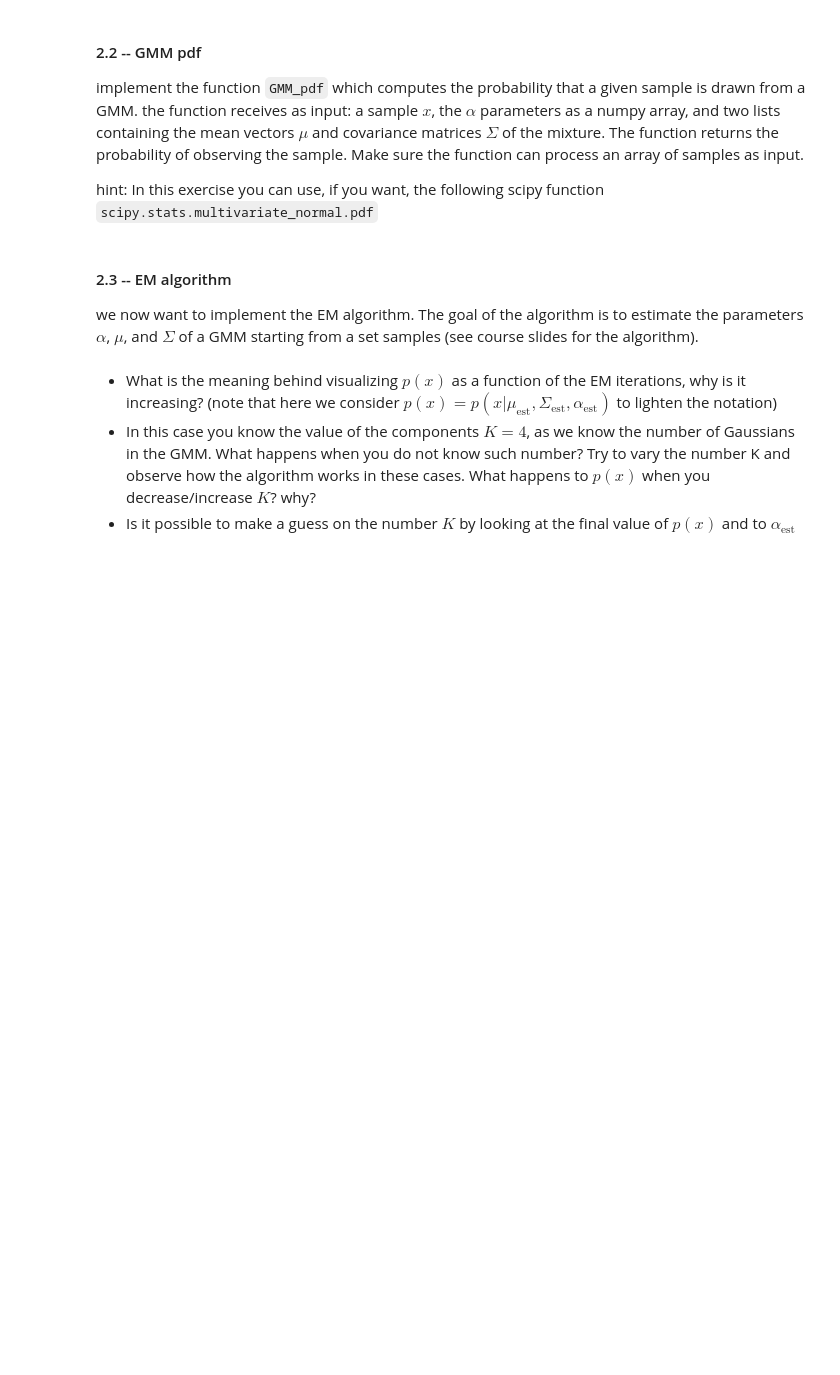
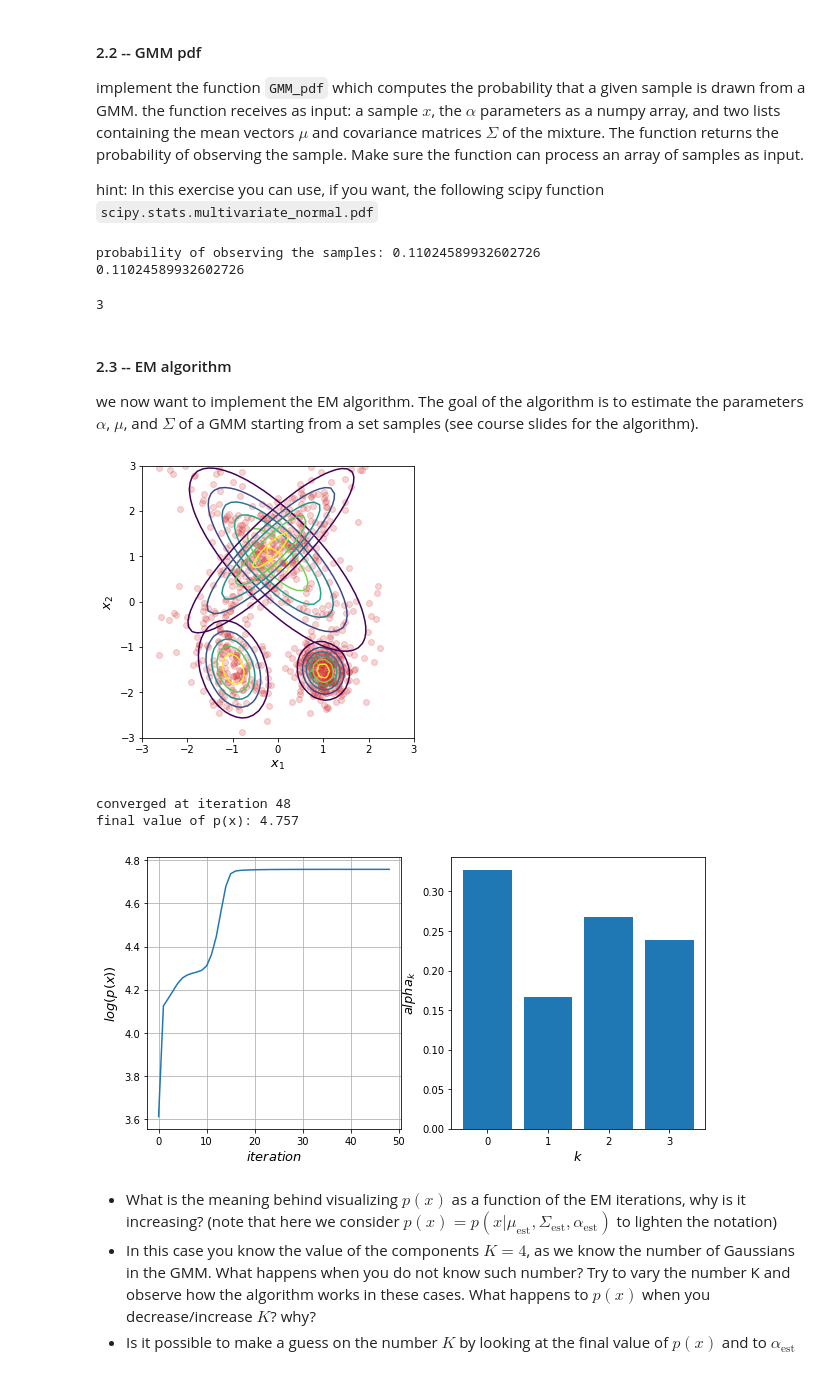
Before and after one commit to Karko93/Multivariate-Statistics-and-Machine-Learning, a Jupyter notebook: Exercise02/ex_02.ipynb, the cells around one changed output. Cells and saved outputs as stored; diff of their text form; code cells hidden in the pictures; blank space fills up the shorter version.

```diff
--- a/Exercise02/ex_02.ipynb
+++ b/Exercise02/ex_02.ipynb
@@ -201,6 +201,6 @@ def GMM_rvs(N,alpha,mu_list,cov_list):
             sum += alpha[j]
 
         x = st.multivariate_normal.rvs(mu_list[j], cov_list[j])
-        sample_list = np.append(sample_list,x, axis = 0)
+        sample_list = np.append(sample_list,[x], axis = 0)
 
     return sample_list[1:]
@@ -271,53 +236,89 @@ def GMM_pdf(x,alphas,mu_list,cov_list):
+# %%
+def GMM_pdf(x,alphas,mu_list,cov_list):
+    px = []
+    for k in x:
+        px = [alphas[i]*multivariate_normal.pdf(x, mu_list[i], cov_list[i]) for i in range(0,len(alphas))]
+        #px = np.append(px,np.sum([alphas[i]*multivariate_normal.pdf(k, mu_list[i], cov_list[i]) for i in range(0,len(alphas))]))
+    return np.sum(px)
 # %%
 x = GMM_rvs(3,alpha,mu_list,cov_list)
 p = GMM_pdf(x,alpha,mu_list,cov_list)
 print("probability of observing the samples: {}".format(p))
+print(p)
+# %% [output]
+probability of observing the samples: 0.11024589932602726
+0.11024589932602726
+# %%
+print(len(x))
+# %% [output]
+3
 # %% [markdown]
 #### 2.3 -- EM algorithm
 
 we now want to implement the EM algorithm. The goal of the algorithm is to estimate the parameters $\alpha$, $\mu$, and $\Sigma$ of a GMM starting from a set samples (see course slides for the algorithm).
 # %%
 ### let's get the samples
-x = GMM_rvs(N_samples,alpha,mu_list,cov_list)
+x = GMM_rvs(900,alpha,mu_list,cov_list)
 # %%
 # initialize parameters:
 K = 4 # components of the gaussian mixture
-alpha_est =
-mean_est =
-cov_est =
+#source: http://bjlkeng.github.io/posts/the-expectation-maximization-algorithm/
+import random
+alpha_est = [1/K] * K
+mean_est = [np.array([random.random(), i]) for i in range(K)]
+cov_est =[np.array([[0.1,0.0],[0.0,0.1]]) for i in range(K)]
 gamma = np.zeros((N_samples,K))
+N_samples= x.shape[0]
 
 # online plotting (when you disable this it runs faster)
 plot = True
 
 log_p_iter = []
 for it in range(0,200):
 
     # compute log(p(x)) (we use the logarithm as p(x) when N_samples is large gets very small)
     log_p_iter.append(np.sum(np.log(GMM_pdf(x,alpha_est,mean_est,cov_est))))
 
     # plotting
     if plot:
         plot_2d_GMM(mean_est,cov_est,alpha_est,samples=x,limits=[-3,3])
         display.clear_output(wait=True)
         display.display(plt.gcf())
         plt.close()
 
     gamma_old = gamma.copy() # this is needed to stop the algorithm when it converges, but only works if gamma is anumpy array
 
+
     # E step
-    #TODO
+    for i in range(N_samples):
+
+        parts = [alpha[k] * multivariate_normal.pdf(x[i], mean_est[k], cov_est[k]) for k in range(0,K)]
+                 #GMM_pdf(x[i],alpha[k],mu_list[k],cov_est[k]) for k in range(0,K)]
+        total = sum(parts)
+
+        for o in range(K):
+            gamma[(i,o)] = parts[o] / total
 
     # M step
-    #TODO
+    rk = [sum(gamma[:, k]) for k in range(K)]
+
+    for k in range(K):
+        alpha_est[k] = rk[k] / N_samples
+        mean_est[k] = sum([gamma[i,k] * x[i] for i in range(N_samples)]) / rk[k]
+        cov_est[k] = sum([gamma[i,k] * np.outer((x[i] - mean_est[k]),(x[i] - mean_est[k])) for i in range(N_samples)]) / rk[k]
 
     # check convergence
     if np.linalg.norm(gamma-gamma_old) < 1e-4:
         print("converged at iteration {}".format(it))
         break
 
 plot_logp_alpha(log_p_iter,alpha_est)
 print("final value of p(x): {:.3f}".format(log_p_iter[-1]))
+# %% [output]
+[figure, added]
+converged at iteration 48
+final value of p(x): 4.757
+[figure, added]
 # %% [markdown]
 - What is the meaning behind visualizing $p(x)$ as a function of the EM iterations, why is it increasing? (note that here we consider $p(x) = p(x|\mu_\text{est},\Sigma_\text{est},\alpha_\text{est})$ to lighten the notation)
 - In this case you know the value of the components $K=4$, as we know the number of Gaussians in the GMM. What happens when you do not know such number? Try to vary the number K and observe how the algorithm works in these cases. What happens to $p(x)$ when you decrease/increase $K$? why?
```
Also changed, not shown: parts of 7 cells of this notebook, 1 other file.
